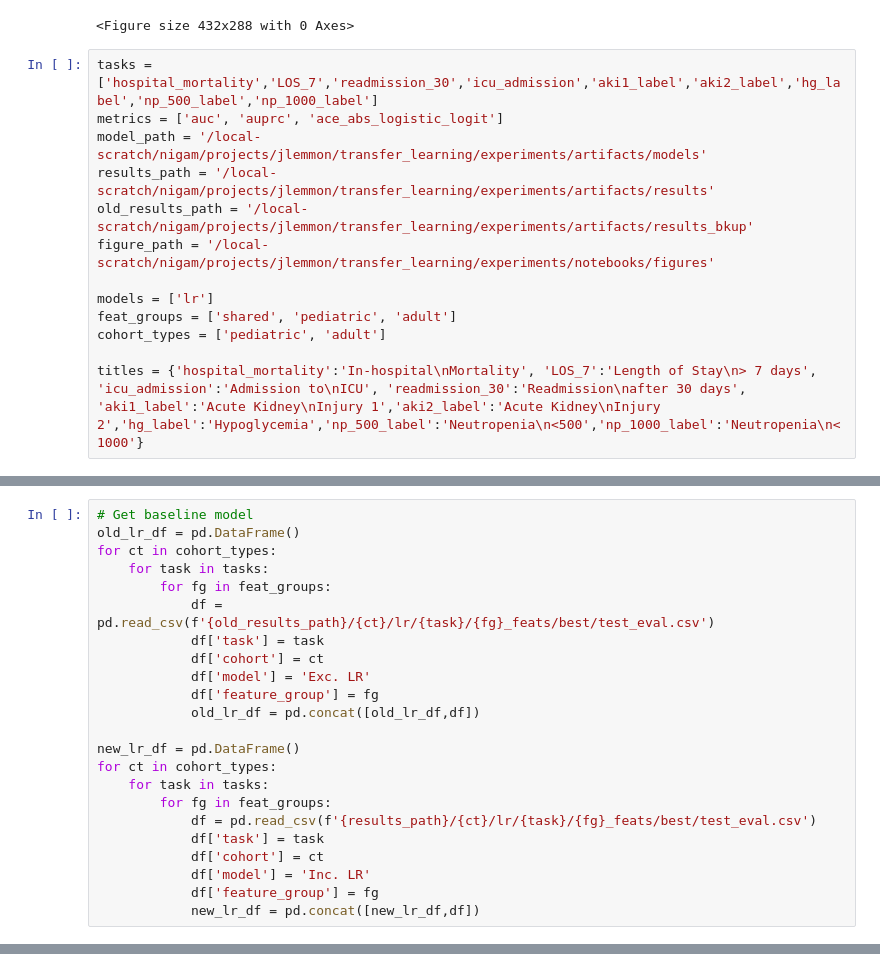
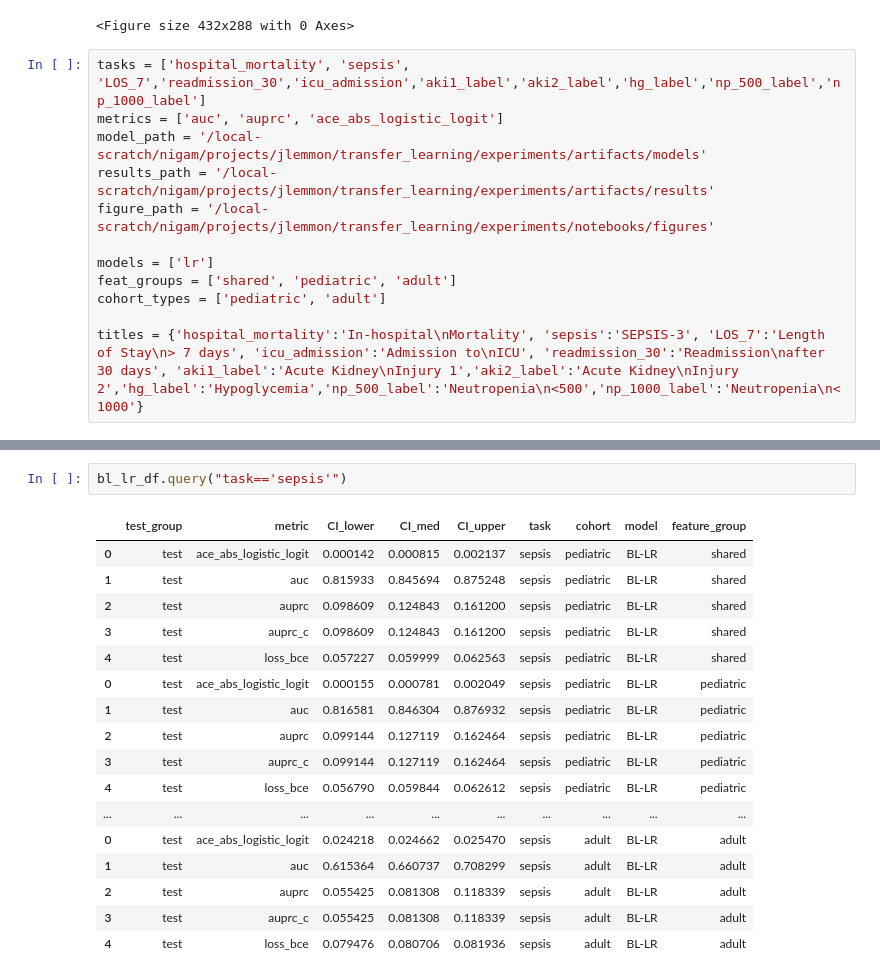
Before and after one commit to som-shahlab/adult_ped_transfer_learning, a Jupyter notebook: experiments/notebooks/plot_evaluation.ipynb, the cells around one changed output, grey strips where cells are left out. Saved outputs shown, nothing was run; the diff lists cells and outputs as text.

```diff
--- a/experiments/notebooks/plot_evaluation.ipynb
+++ b/experiments/notebooks/plot_evaluation.ipynb
@@ -22,18 +22,17 @@ warnings.filterwarnings('ignore')
 # %% [output]
 <Figure size 432x288 with 0 Axes>
 # %%
-tasks = ['hospital_mortality','LOS_7','readmission_30','icu_admission','aki1_label','aki2_label','hg_label','np_500_label','np_1000_label']
+tasks = ['hospital_mortality', 'sepsis', 'LOS_7','readmission_30','icu_admission','aki1_label','aki2_label','hg_label','np_500_label','np_1000_label']
 metrics = ['auc', 'auprc', 'ace_abs_logistic_logit']
 model_path = '/local-scratch/nigam/projects/jlemmon/transfer_learning/experiments/artifacts/models'
 results_path = '/local-scratch/nigam/projects/jlemmon/transfer_learning/experiments/artifacts/results'
-old_results_path = '/local-scratch/nigam/projects/jlemmon/transfer_learning/experiments/artifacts/results_bkup'
 figure_path = '/local-scratch/nigam/projects/jlemmon/transfer_learning/experiments/notebooks/figures'
 
 models = ['lr']
 feat_groups = ['shared', 'pediatric', 'adult']
 cohort_types = ['pediatric', 'adult']
 
-titles = {'hospital_mortality':'In-hospital\nMortality', 'LOS_7':'Length of Stay\n> 7 days', 'icu_admission':'Admission to\nICU', 'readmission_30':'Readmission\nafter 30 days', 'aki1_label':'Acute Kidney\nInjury 1','aki2_label':'Acute Kidney\nInjury 2','hg_label':'Hypoglycemia','np_500_label':'Neutropenia\n<500','np_1000_label':'Neutropenia\n<1000'}
+titles = {'hospital_mortality':'In-hospital\nMortality', 'sepsis':'SEPSIS-3', 'LOS_7':'Length of Stay\n> 7 days', 'icu_admission':'Admission to\nICU', 'readmission_30':'Readmission\nafter 30 days', 'aki1_label':'Acute Kidney\nInjury 1','aki2_label':'Acute Kidney\nInjury 2','hg_label':'Hypoglycemia','np_500_label':'Neutropenia\n<500','np_1000_label':'Neutropenia\n<1000'}
 # %%
 y_axis = {
     'auc':{
@@ -78,26 +81,3 @@ bg_colours = {
     'np_500_label':'deeppink',
     'np_1000_label':'purple'
 }
-# %%
-# Get baseline model
-old_lr_df = pd.DataFrame()
-for ct in cohort_types:
-    for task in tasks:
-        for fg in feat_groups:
-            df = pd.read_csv(f'{old_results_path}/{ct}/lr/{task}/{fg}_feats/best/test_eval.csv')
-            df['task'] = task
-            df['cohort'] = ct
-            df['model'] = 'Exc. LR'
-            df['feature_group'] = fg
-            old_lr_df = pd.concat([old_lr_df,df])
-
-new_lr_df = pd.DataFrame()
-for ct in cohort_types:
-    for task in tasks:
-        for fg in feat_groups:
-            df = pd.read_csv(f'{results_path}/{ct}/lr/{task}/{fg}_feats/best/test_eval.csv')
-            df['task'] = task
-            df['cohort'] = ct
-            df['model'] = 'Inc. LR'
-            df['feature_group'] = fg
-            new_lr_df = pd.concat([new_lr_df,df])
@@ -104,3 +129,23 @@ for ct in cohort_types:
+# %%
+bl_lr_df.query("task=='sepsis'")
+# %% [output]
+|  | test_group | metric | CI_lower | CI_med | CI_upper | task | cohort | model | feature_group |
+| 0 | test | ace_abs_logistic_logit | 0.000142 | 0.000815 | 0.002137 | sepsis | pediatric | BL-LR | shared |
+| 1 | test | auc | 0.815933 | 0.845694 | 0.875248 | sepsis | pediatric | BL-LR | shared |
+| 2 | test | auprc | 0.098609 | 0.124843 | 0.161200 | sepsis | pediatric | BL-LR | shared |
+| 3 | test | auprc_c | 0.098609 | 0.124843 | 0.161200 | sepsis | pediatric | BL-LR | shared |
+| 4 | test | loss_bce | 0.057227 | 0.059999 | 0.062563 | sepsis | pediatric | BL-LR | shared |
+| 0 | test | ace_abs_logistic_logit | 0.000155 | 0.000781 | 0.002049 | sepsis | pediatric | BL-LR | pediatric |
+| 1 | test | auc | 0.816581 | 0.846304 | 0.876932 | sepsis | pediatric | BL-LR | pediatric |
+| 2 | test | auprc | 0.099144 | 0.127119 | 0.162464 | sepsis | pediatric | BL-LR | pediatric |
+| 3 | test | auprc_c | 0.099144 | 0.127119 | 0.162464 | sepsis | pediatric | BL-LR | pediatric |
+| 4 | test | loss_bce | 0.056790 | 0.059844 | 0.062612 | sepsis | pediatric | BL-LR | pediatric |
+| ... | ... | ... | ... | ... | ... | ... | ... | ... | ... |
+| 0 | test | ace_abs_logistic_logit | 0.024218 | 0.024662 | 0.025470 | sepsis | adult | BL-LR | adult |
+| 1 | test | auc | 0.615364 | 0.660737 | 0.708299 | sepsis | adult | BL-LR | adult |
+| 2 | test | auprc | 0.055425 | 0.081308 | 0.118339 | sepsis | adult | BL-LR | adult |
+| 3 | test | auprc_c | 0.055425 | 0.081308 | 0.118339 | sepsis | adult | BL-LR | adult |
+| 4 | test | loss_bce | 0.079476 | 0.080706 | 0.081936 | sepsis | adult | BL-LR | adult |
 # %%
 # For each task plot baseline vs CL
 fig, axes = plt.subplots(nrows=len(metrics), ncols=1, figsize=(12,15))
```
Also changed, not shown: parts of 3 cells of this notebook, 7 other files.
